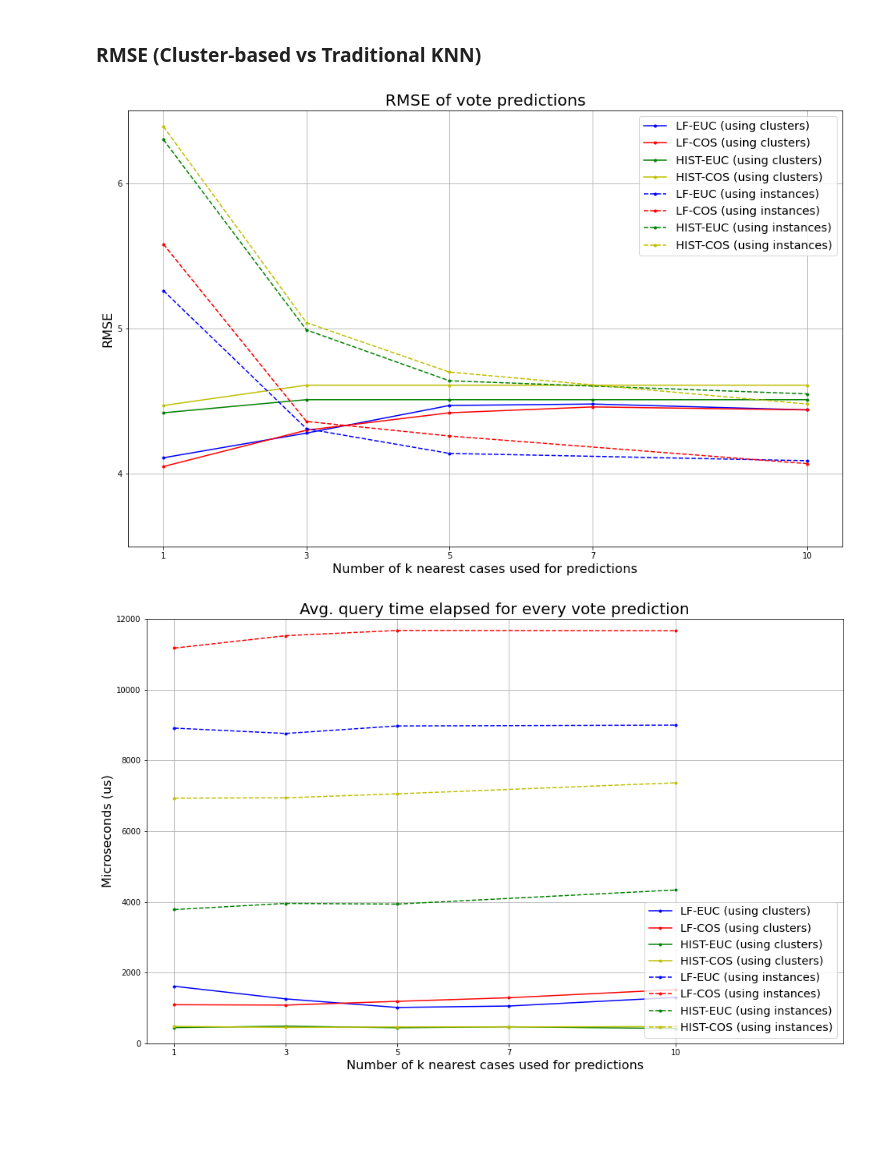
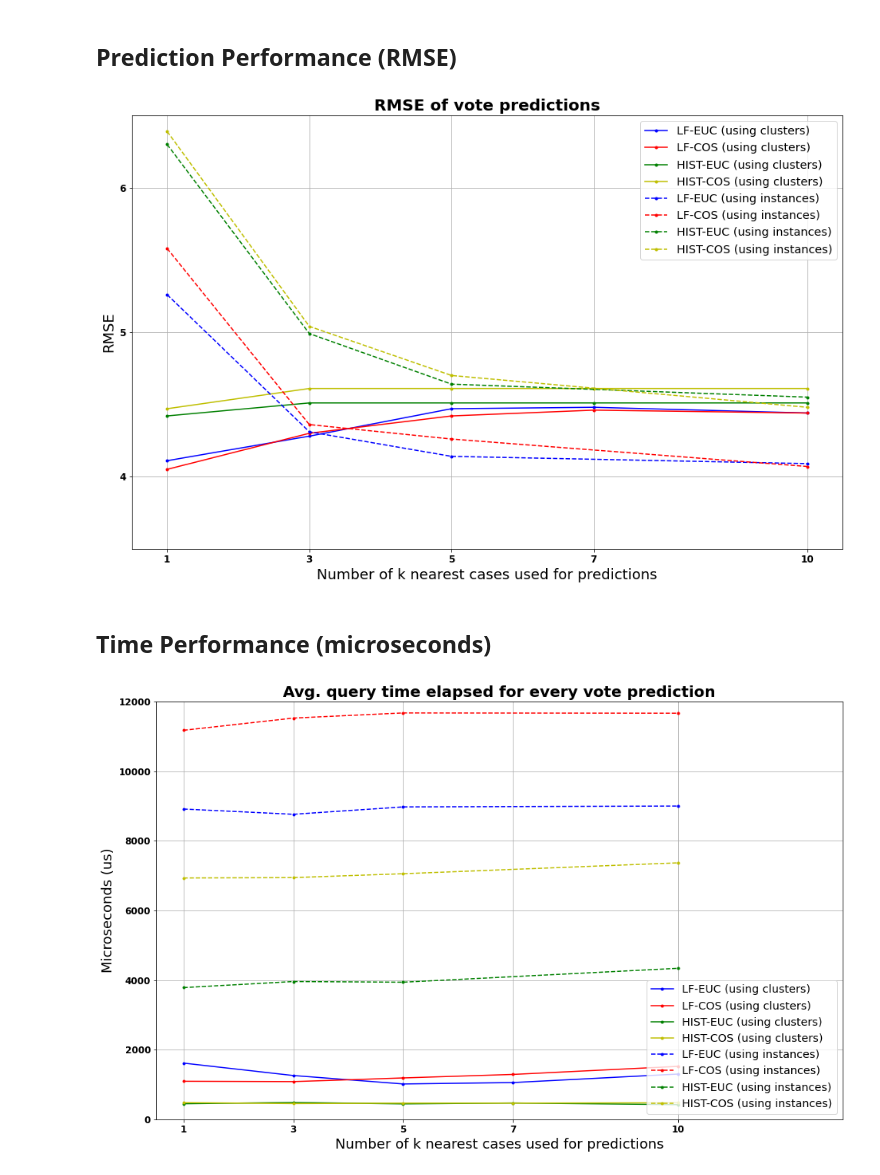
Before and after one commit to EstebanBrito/xai-ucm-unsup, a Jupyter notebook: notebooks/others/Figures.ipynb, the cells around one changed output. Saved outputs shown, nothing was run; the diff lists cells and outputs as text; code cells hidden in the pictures; blank space fills up the shorter version.

Commit message:
style(Figures): Modified font size and font type of text of ticks, axes and titles for figures

```diff
--- a/notebooks/others/Figures.ipynb
+++ b/notebooks/others/Figures.ipynb
@@ -70,12 +34,18 @@ knn_leg = '(using instances)'
 # %%
 title_dic = {
     'fontsize': 20,
+    'fontweight': 'bold'
 }
 axis_dic = {
-    'fontsize': 16,
+    'fontsize': 18,
+    'fontweight': 'normal'
 }
+tick_dic = {
+    'fontsize': 12,
+    'fontweight': 'bold'
+}
 # %% [markdown]
-### RMSE (Cluster-based vs Traditional KNN)
+## Prediction Performance (RMSE)
 # %%
 plt.figure(figsize=(16, 10))
 plt.plot(k_values_cluster, rmse_cluster['incv3_feats_euclid'], 'b.-', label=f'LF-EUC {cl_leg}')
@@ -88,8 +58,8 @@ plt.plot(k_values_knn, rmse_knn['color_hist_euclid'], 'g.--', label=f'HIST-EUC {
 plt.plot(k_values_knn, rmse_knn['color_hist_cosine'], 'y.--', label=f'HIST-COS {knn_leg}')
 plt.xlim(0.5, 10.5)
 plt.ylim(3.5, 6.5)
-plt.xticks(k_values_cluster)
-plt.yticks([4, 5, 6])
+plt.xticks(k_values_cluster, **tick_dic)
+plt.yticks([4, 5, 6], **tick_dic)
 plt.xlabel('Number of k nearest cases used for predictions', axis_dic)
 plt.ylabel('RMSE', axis_dic)
 plt.legend(loc='upper right', fontsize='x-large')
@@ -97,25 +67,28 @@ plt.title('RMSE of vote predictions', title_dic)
 plt.grid(True)
 plt.show()
 # %% [output]
-[figure, old version]
+[figure, new version]
+# %% [markdown]
+## Time Performance (microseconds)
 # %%
 plt.figure(figsize=(16, 10))
 plt.plot(k_values_cluster, times_cluster['incv3_feats_euclid'], 'b.-', label=f'LF-EUC {cl_leg}')
 plt.plot(k_values_cluster, times_cluster['incv3_feats_cosine'], 'r.-', label=f'LF-COS {cl_leg}')
 plt.plot(k_values_cluster, times_cluster['color_hist_euclid'], 'g.-', label=f'HIST-EUC {cl_leg}')
 plt.plot(k_values_cluster, times_cluster['color_hist_cosine'], 'y.-', label=f'HIST-COS {cl_leg}')
 plt.plot(k_values_knn, times_knn['incv3_feats_euclid'], 'b.--', label=f'LF-EUC {knn_leg}')
 plt.plot(k_values_knn, times_knn['incv3_feats_cosine'], 'r.--', label=f'LF-COS {knn_leg}')
 plt.plot(k_values_knn, times_knn['color_hist_euclid'], 'g.--', label=f'HIST-EUC {knn_leg}')
 plt.plot(k_values_knn, times_knn['color_hist_cosine'], 'y.--', label=f'HIST-COS {knn_leg}')
 plt.xlim(0.5, 13)
 plt.ylim(0, 12000)
-plt.xticks(k_values_cluster)
+plt.xticks(k_values_cluster, **tick_dic)
+plt.yticks(**tick_dic)
 plt.xlabel('Number of k nearest cases used for predictions', axis_dic)
 plt.ylabel('Microseconds (us)', axis_dic)
 plt.legend(loc='lower right', fontsize='x-large')
 plt.title('Avg. query time elapsed for every vote prediction', title_dic)
 plt.grid(True)
 plt.show()
 # %% [output]
-[figure, old version]
+[figure, new version]
```
Also changed, not shown: parts of 4 cells of this notebook.
